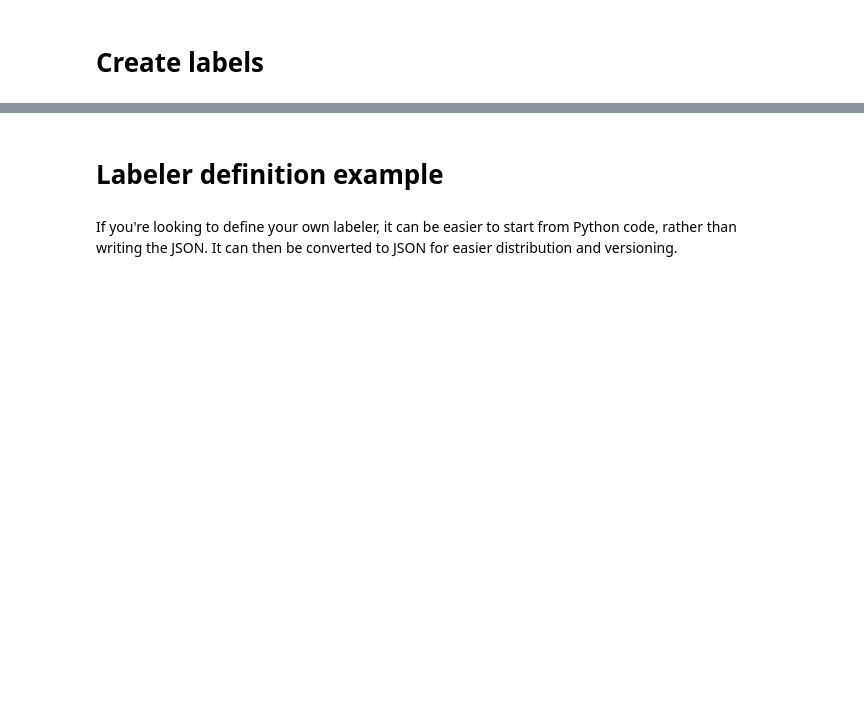
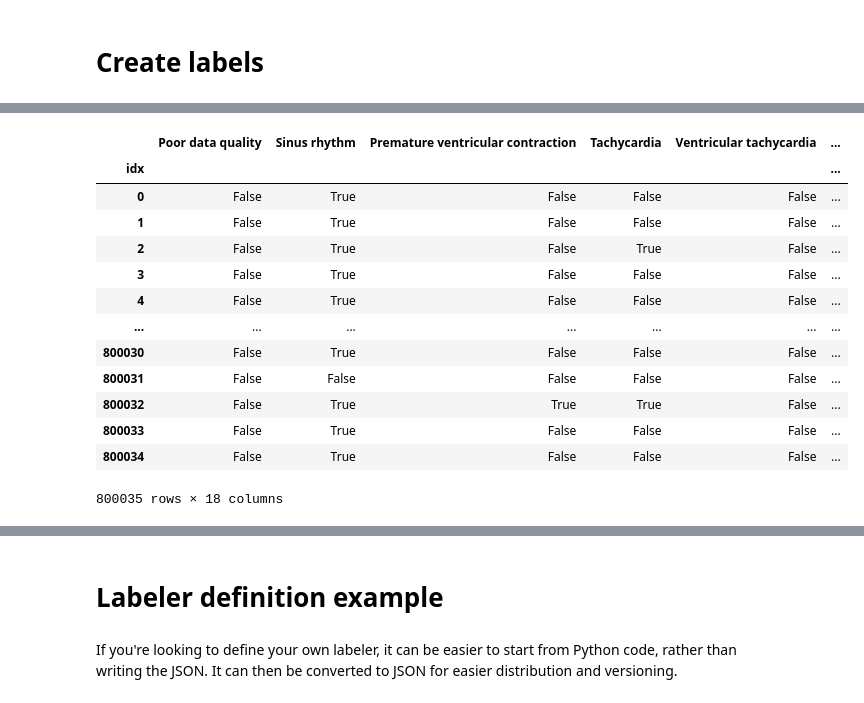
Before and after one commit to noorsterre/ecg-thesis, a Jupyter notebook: notebooks/labeler.ipynb, the cells around one changed output, grey strips where cells are left out. Saved outputs shown, nothing was run; the diff lists cells and outputs as text; code cells hidden in the pictures; blank space fills up the shorter version.

```diff
--- a/notebooks/labeler.ipynb
+++ b/notebooks/labeler.ipynb
@@ -206,2 +265,4 @@ Name: count, dtype: float64
+# %%
+df = pd.read_csv(os.path.join(root, "data/mimic_iv_ecg/machine_measurements.csv"), low_memory=False)
 # %%
 labels_flat_final = labels_flat[labels_flat["name"].isin(CONFIRM_LABELS)]
@@ -226,2 +296,36 @@ labels
+# %%
+#adjusted because memory issues
+
+labels_flat_final = labels_flat[labels_flat["name"].isin(CONFIRM_LABELS)].copy()
+labels_flat_final['value'] = True
+labels = labels_flat_final.pivot_table(index='sample', columns='name', values='value', aggfunc='any', fill_value=False)
+labels = labels.reindex(columns=CONFIRM_LABELS, fill_value=False)
+
+# Add in rows which had no labels
+no_label_rows = pd.DataFrame(index=df.index[~df.index.isin(labels.index)].copy(), columns=CONFIRM_LABELS)
+no_label_rows.loc[:, :] = False
+labels = pd.concat([labels, no_label_rows]).sort_index()
+labels.index.name = 'idx'
+
+#Connect to study_id and save
+labels['study_id'] = df['study_id'].values
+labels.to_csv(os.path.join(labeler_dir, 'labels.csv'), index=True)
+
+labels
+# %% [output]
+|  | Poor data quality | Sinus rhythm | Premature ventricular contraction | Tachycardia | Ventricular tachycardia | ... |
+| idx |  |  |  |  |  | ... |
+| 0 | False | True | False | False | False | ... |
+| 1 | False | True | False | False | False | ... |
+| 2 | False | True | False | True | False | ... |
+| 3 | False | True | False | False | False | ... |
+| 4 | False | True | False | False | False | ... |
+| ... | ... | ... | ... | ... | ... | ... |
+| 800030 | False | True | False | False | False | ... |
+| 800031 | False | False | False | False | False | ... |
+| 800032 | False | True | True | True | False | ... |
+| 800033 | False | True | False | False | False | ... |
+| 800034 | False | True | False | False | False | ... |
+800035 rows × 18 columns
 # %%
 assert len(labels) == len(texts) #checking of no lines were dropped accidentally
```
Also changed, not shown: parts of 18 cells of this notebook, 3 other files.
